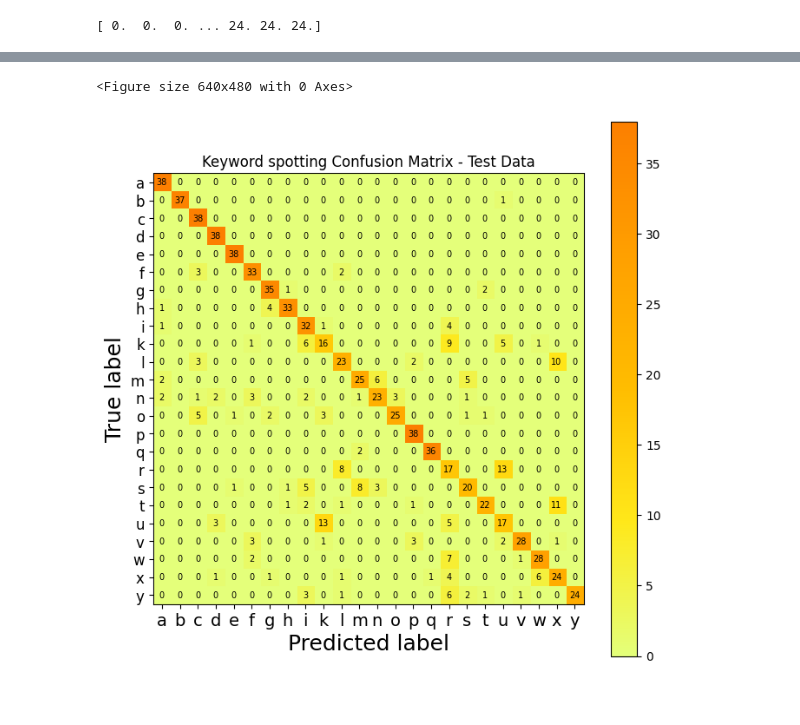
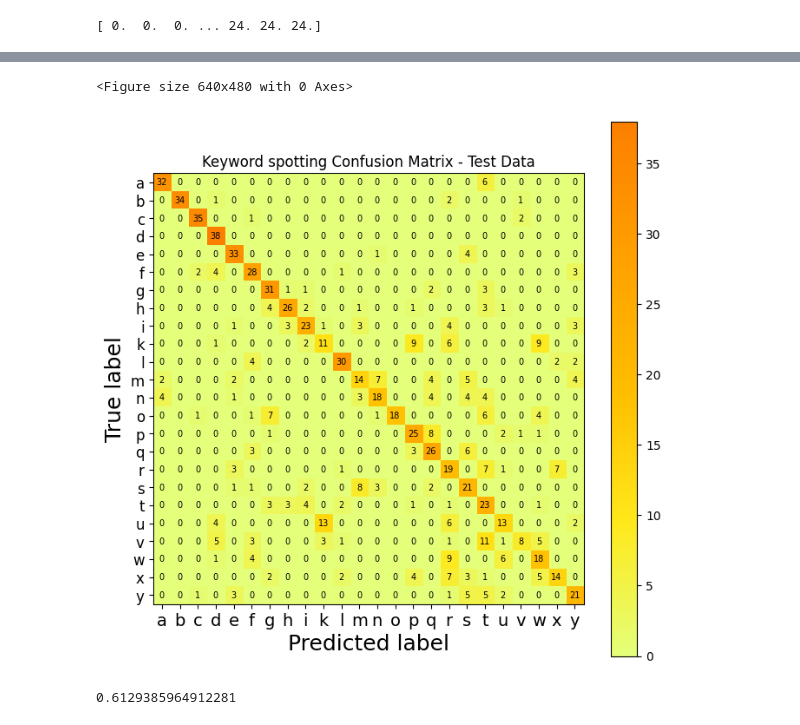
Before and after one commit to thomascampagnolo97/sign_language_ML, a Jupyter notebook: ML_project.ipynb, the cells around one changed output, grey strips where cells are left out. Drawn from its saved outputs; the diff is of its cells as text; code cells hidden in the pictures.

Commit message:
LinearSVC and accuracy value

```diff
--- a/ML_project.ipynb
+++ b/ML_project.ipynb
@@ -55,3 +78,11 @@ print(Y_train.shape)
 # %% [output]
 (3600, 784)
 (3600,)
+# %%
+# Randomizzare le righe del dataset ordinato (il risultato finale non cambia)
+TRAIN = np.c_[X_train, Y_train] # aggiunge la colonna Y_train alla matrice X_train alla fine
+
+TRAIN1 = shuffle(TRAIN, random_state=0) # random operation
+
+X_train = TRAIN1[:, 0:784] # estrapolare la matrice X_train
+Y_train = TRAIN1[:, 784] # estrapolare la colonna Y_train delle label
@@ -130,11 +176,11 @@ for i in range(10):
   plt.xticks([])
   plt.yticks([])
   plt.grid(False)
-  tmp = np.reshape(X_train[i+150,:], (28,28))
+  tmp = np.reshape(X_train[i,:], (28,28))
   plt.imshow(tmp, cmap = 'gray')
   plt.colorbar()
   # plt.imshow(X_train[i].squeeze(), cmap=plt.cm.binary)
-  plt.xlabel(class_names[int((Y_train)[i+150])])
+  plt.xlabel(class_names[int((Y_train)[i])])
 plt.tight_layout()
 plt.show()
 # %% [output]
@@ -207,6 +238,7 @@ plt.yticks(tick_marks, classNames, fontsize=12)
 plt.colorbar()#io
 
 #s = [['Y','N','N','N','N'], ['N','Y','N','N','N'],['N','N','Y','N','N'],['N','N','N','Y','N'],['N','N','N','N','Y']]
+accuracy = 0.0
 
 for i in range(24):
 
@@ -216,5 +248,11 @@ for i in range(24):
 
         plt.text(j,i,str(conf_matrix[i][j]), fontsize=7, horizontalalignment='center', verticalalignment='center') #così plotto in modo decente
 
+        accuracy = (accuracy + conf_matrix[i][j])
+
 plt.show()
+
+accuracy = accuracy/(38*24)
+
+print(accuracy)
 # %% [output]
@@ -223,22 +262,25 @@ plt.show()
 # %%
 from sklearn.model_selection import GridSearchCV # algoritmo per la ricerca degli hyperparameters ottimi nella grid
-from sklearn.svm import SVC
+from sklearn.svm import LinearSVC
 from sklearn.metrics import confusion_matrix
 
-grid = {'C': np.logspace(-4,3,5), # start point (10^), end point (10^), number of points, scala logaritimica
-        'kernel': ['linear']}     # test anche con gaussiano, timing consuming
+grid = {#'penalty': ['l1', 'l2'],
+        #'loss': ['hinge', 'squared_hinge'],
+        'C': np.logspace(-4,3,5)} # start point (10^), end point (10^), number of points, scala logaritimica
 
-MS = GridSearchCV(estimator = SVC(), #
+MS = GridSearchCV(estimator = LinearSVC(), #
                   param_grid = grid,
-                  scoring = 'balanced_accuracy', # in questo modo otteniamo una media normale perchè abbiamo un numero uguale di samples per ogni classe,
+                  scoring = 'accuracy', # in questo modo otteniamo una media normale perchè abbiamo un numero uguale di samples per ogni classe,
                   # alrimenti si può usare balanced_accuracy nel caso in cui si ha un numero diverso di samples per classi e quindi una media pesata
                   cv = 10, # percentuale di samples ricavati e usati per il validation (dal learning dataset)
-                  verbose = 0)
+                  verbose = 1)
 
 H = MS.fit(X_train,Y_train)
 
-M = SVC(C = H.best_params_['C'],
-        kernel = H.best_params_['kernel'])
+M = LinearSVC(#penalty = H.best_params_['penalty'],
+        #loss = H.best_params_['loss'],
+        C = H.best_params_['C'])
+
 
 M.fit(X_train,Y_train)
 
@@ -273,31 +316,39 @@ plt.imshow(conf_matrix, interpolation='nearest', cmap=plt.cm.Wistia)
 
 classNames = class_names
 
 plt.title('Keyword spotting Confusion Matrix - Test Data')
 
 plt.ylabel('True label', fontsize=18)
 
 plt.xlabel('Predicted label', fontsize=18)
 
 tick_marks = np.arange(len(classNames))
 
 plt.xticks(tick_marks, classNames, fontsize=14)
 
 plt.yticks(tick_marks, classNames, fontsize=12)
 
 plt.colorbar()#io
 
 #s = [['Y','N','N','N','N'], ['N','Y','N','N','N'],['N','N','Y','N','N'],['N','N','N','Y','N'],['N','N','N','N','Y']]
+accuracy = 0.0
 
 for i in range(24):
 
     for j in range(24):
 
         #plt.text(j,i, str(s[i][j])+" = "+str(cm[i][j]))
 
         plt.text(j,i,str(conf_matrix[i][j]), fontsize=7, horizontalalignment='center', verticalalignment='center') #così plotto in modo decente
+        if i == j:
+          accuracy = (accuracy + conf_matrix[i][j])
 
 plt.show()
+
+accuracy = accuracy/(38*24)
+
+print(accuracy)
 # %% [output]
 <Figure size 640x480 with 0 Axes>
-[figure, old version]
+[figure, new version]
+0.6129385964912281
```
Also changed, not shown: parts of 8 cells of this notebook.
